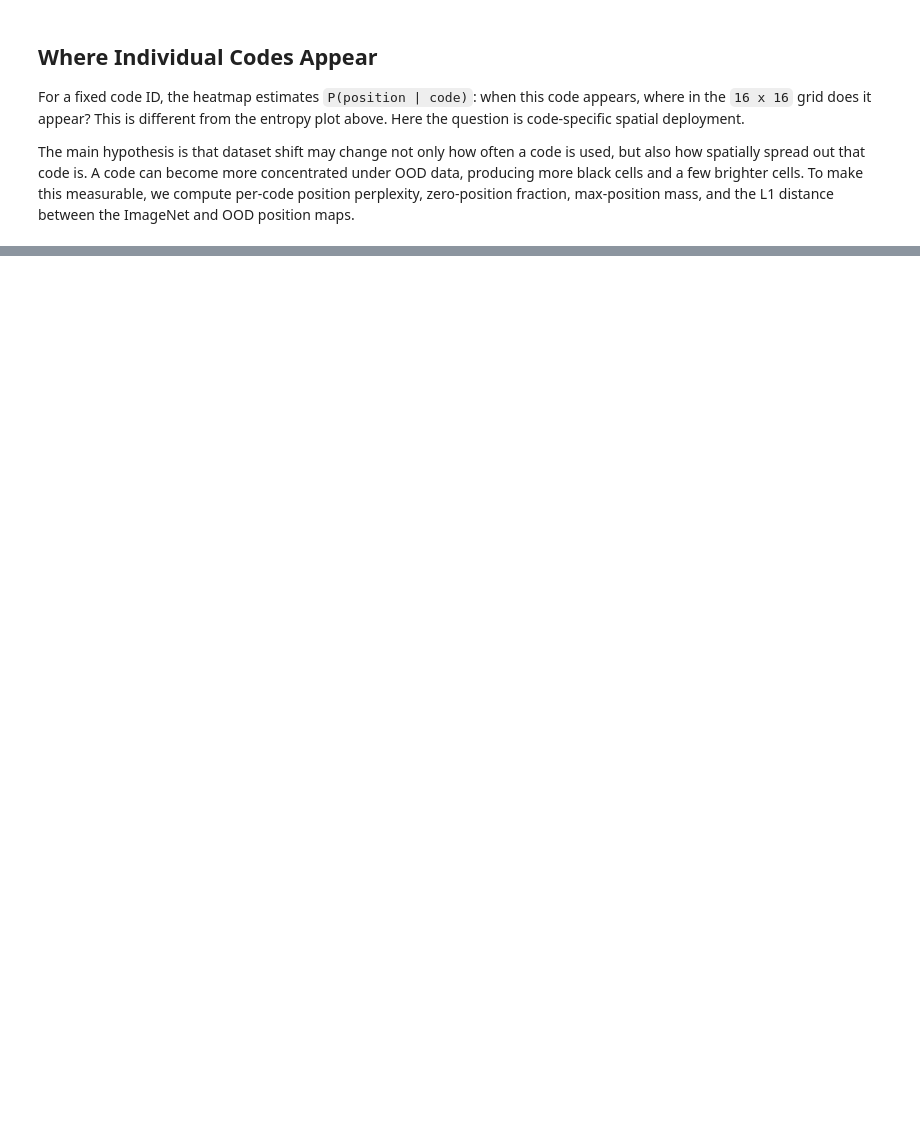
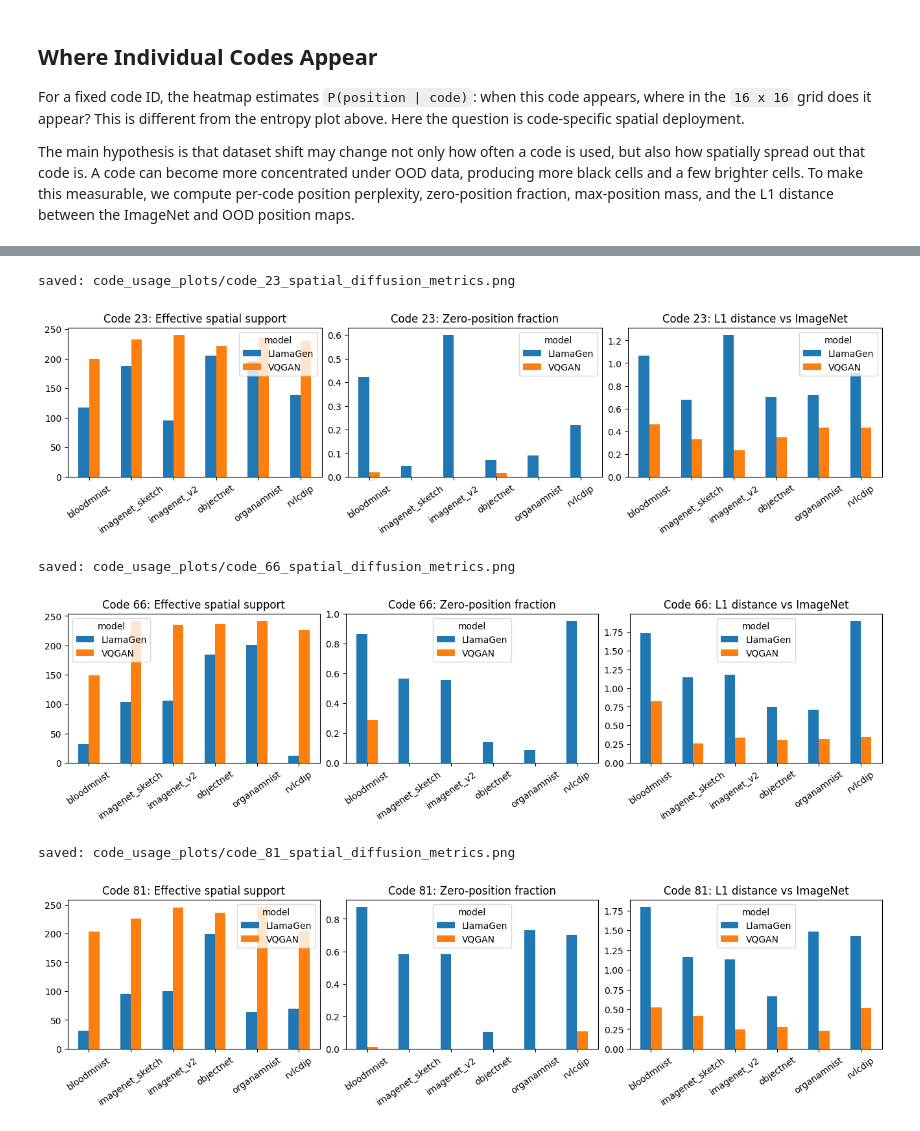
Before and after one commit to farzinnasiri/vq-explore, a Jupyter notebook: notebooks/vq-code-usage-analysis.ipynb, the cells around one changed output, grey strips where cells are left out. Saved outputs shown, nothing was run; the diff lists cells and outputs as text; code cells hidden in the pictures; blank space fills up the shorter version.

```diff
--- a/notebooks/vq-code-usage-analysis.ipynb
+++ b/notebooks/vq-code-usage-analysis.ipynb
@@ -428,0 +579,26 @@ for code_id in CODE_IDS_TO_VIEW:
+# %%
+ood_only = code_position_df[code_position_df['dataset'] != IN_DISTRIBUTION_DATASET].copy()
+
+for code_id in CODE_IDS_TO_VIEW:
+    fig, axes = plt.subplots(1, 3, figsize=(13, 3.5), constrained_layout=True)
+    subset = ood_only[ood_only['code_id'] == code_id]
+    metrics = [
+        ('position_perplexity', 'Effective spatial support'),
+        ('zero_position_fraction', 'Zero-position fraction'),
+        ('l1_vs_imagenet', 'L1 distance vs ImageNet'),
+    ]
+    for ax, (metric, title) in zip(axes, metrics):
+        pivot = subset.pivot(index='ood_dataset', columns='model', values=metric).sort_index()
+        pivot.plot(kind='bar', ax=ax)
+        ax.set_title(f'Code {code_id}: {title}')
+        ax.set_xlabel('')
+        ax.tick_params(axis='x', rotation=35)
+    save_current_plot(f"code_{code_id}_spatial_diffusion_metrics")
+    plt.show()
+# %% [output]
+saved: code_usage_plots/code_23_spatial_diffusion_metrics.png
+[figure, added]
+saved: code_usage_plots/code_66_spatial_diffusion_metrics.png
+[figure, added]
+saved: code_usage_plots/code_81_spatial_diffusion_metrics.png
+[figure, added]
```
Also changed, not shown: parts of 19 cells of this notebook, 33 other files.
